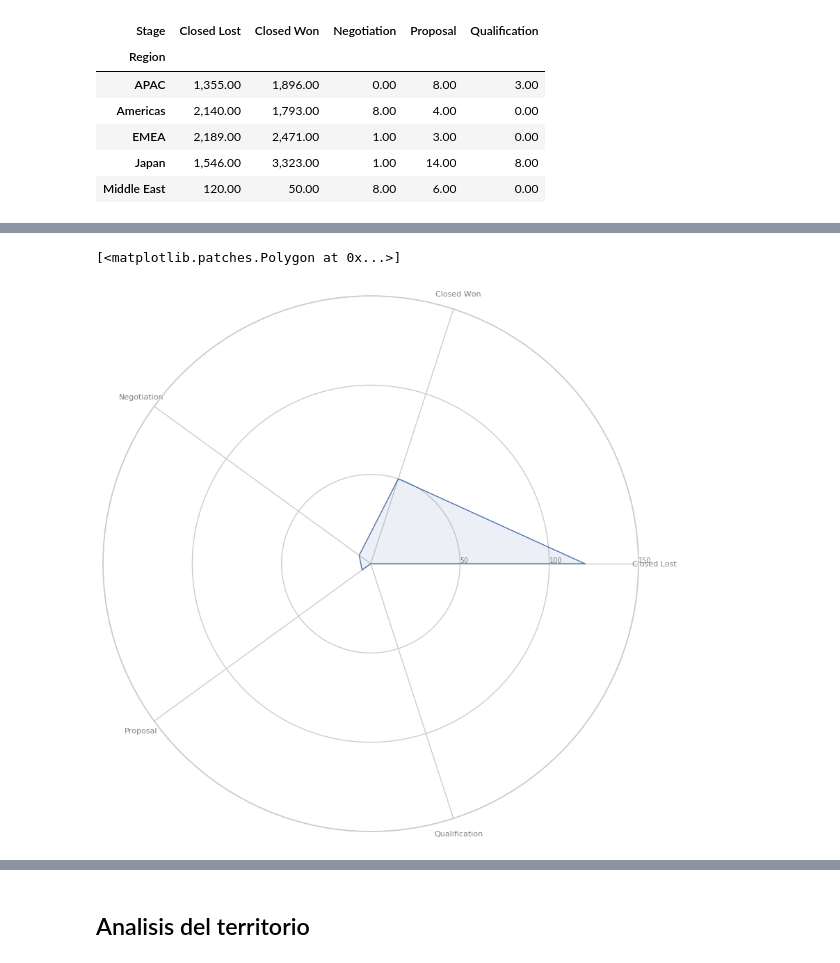
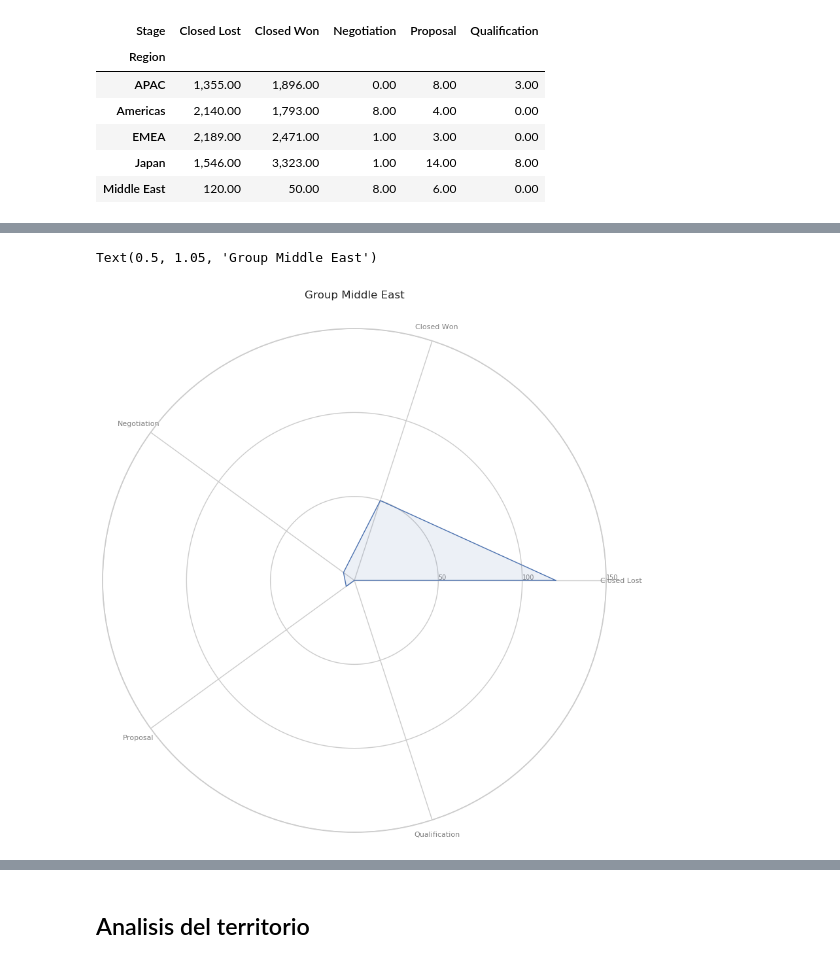
Before and after one commit to AlejandroBalladares/TP1---Organizaci-n-de-datos, a Jupyter notebook: data/TP1.ipynb, the cells around one changed output, grey strips where cells are left out. Saved outputs shown, nothing was run; the diff lists cells and outputs as text; code cells hidden in the pictures.

```diff
--- a/data/TP1.ipynb
+++ b/data/TP1.ipynb
@@ -191,9 +115,37 @@ df = df.astype({
+# %%
+df = df.drop(columns=['Prod_Category_A'], inplace = False)
+df = df.drop(columns=['Last_Activity'], inplace = False)
+df = df.drop(columns=['Actual_Delivery_Date'], inplace = False)
+#--------------------------------------------------------------------------
+df = df.drop(columns=['Submitted_for_Approval'], inplace = False) # Es una variable binaria pero todos sus
+    #valores son cero
+df = df.drop(columns=['Sales_Contract_No'], inplace = False) #tiene casi 7000 nones, y no se que representa la variable
+df = df.drop(columns=['Quote_Type'], inplace = False) # es binaria pero no se que significa
+df = df.drop(columns=['Brand'], inplace = False) # la mayoria es None y la segunda mayoria es other
+df = df.drop(columns=['Product_Type'], inplace = False)# la mayoria es None y la segunda mayoria es other
+df = df.drop(columns=['Size'], inplace = False)# la mayoria es None y la segunda mayoria es other
+df = df.drop(columns=['Product_Category_B'], inplace = False)# la mayoria es None y la segunda mayoria es other
+df = df.drop(columns=['Price'], inplace = False)# la mayoria es None y la segunda mayoria es other
+df = df.drop(columns=['Currency'], inplace = False)# la mayoria es None y la segunda mayoria es other
 # %%
 df['Account_Created_Date'] = pd.to_datetime(df['Account_Created_Date'])
+
 df['Opportunity_Created_Date'] = pd.to_datetime(df['Opportunity_Created_Date'])
+df['Opportunity_Created_Date_MM'] = pd.DatetimeIndex(df['Opportunity_Created_Date']).month.astype(int)
+df['Opportunity_Created_Date_YYYY'] = pd.DatetimeIndex(df['Opportunity_Created_Date']).year.astype(int)
+
 df['Quote_Expiry_Date'] = pd.to_datetime(df['Quote_Expiry_Date'])
+#df['Quote_Expiry_Date_MM'] = pd.DatetimeIndex(df['Quote_Expiry_Date']).month.astype(int)
+#df['Quote_Expiry_Date_YYYY'] = pd.DatetimeIndex(df['Quote_Expiry_Date']).year.astype(int)
+
 df['Last_Modified_Date'] = pd.to_datetime(df['Last_Modified_Date'])
+df['Last_Modified_Date_MM'] = pd.DatetimeIndex(df['Last_Modified_Date']).month.astype(int)
+df['Last_Modified_Date_YYYY'] = pd.DatetimeIndex(df['Last_Modified_Date']).year.astype(int)
+
 df['Planned_Delivery_Start_Date'] = pd.to_datetime(df['Planned_Delivery_Start_Date'])
+df['Planned_Delivery_Start_Date_YYYY'] = pd.DatetimeIndex(df['Planned_Delivery_Start_Date']).year.astype(int)
+df['Planned_Delivery_Start_Date_MM'] = pd.DatetimeIndex(df['Planned_Delivery_Start_Date']).month.astype(int)
+
 df['Planned_Delivery_End_Date'] = pd.to_datetime(df['Planned_Delivery_End_Date'])
 # %% [markdown]
 ## Analisis de región
@@ -267,42 +220,29 @@ stage_aux
 # %%
-
-#region["cantidad"].plot(kind="bar",title = 'Regiones con más apariciones' , figsize=(12,8))
-#plt.xlabel('Region', fontsize= 12)
-#plt.ylabel("Cantidad de apariciones", fontsize= 12)
-
-# number of variable
 categories=list(stage_aux)[1:]
 N = len(categories)
 
-# We are going to plot the first line of the data frame.
-# But we need to repeat the first value to close the circular graph:
 values = stage_aux.loc[4].drop('Region').values.flatten().tolist()
 values += values[:1]
 values
 
-# What will be the angle of each axis in the plot? (we divide the plot / number of variable)
 angles = [n / float(N) * 2 * pi for n in range(N)]
 angles += angles[:1]
 
-# Initialise the spider plot
 ax = plt.subplot(111, polar=True)
 
-# Draw one axe per variable + add labels labels yet
 plt.xticks(angles[:-1], categories, color='grey', size=8)
 
-# Draw ylabels
 ax.set_rlabel_position(0)
 plt.yticks([50,100,150], ["50","100","150"], color="grey", size=7)
 plt.ylim(0,150)
 
-# Plot data
 ax.plot(angles, values, linewidth=1, linestyle='solid')
 
-# Fill area
 ax.fill(angles, values, 'b', alpha=0.1)
+plt.title('Group Middle East')
 # %% [output]
-[<matplotlib.patches.Polygon at 0x...>]
+Text(0.5, 1.05, 'Group Middle East')
-[figure, old version]
+[figure, new version]
 # %%
 def make_spider( row, title, color):
 
```
Also changed, not shown: parts of 157 cells of this notebook.
